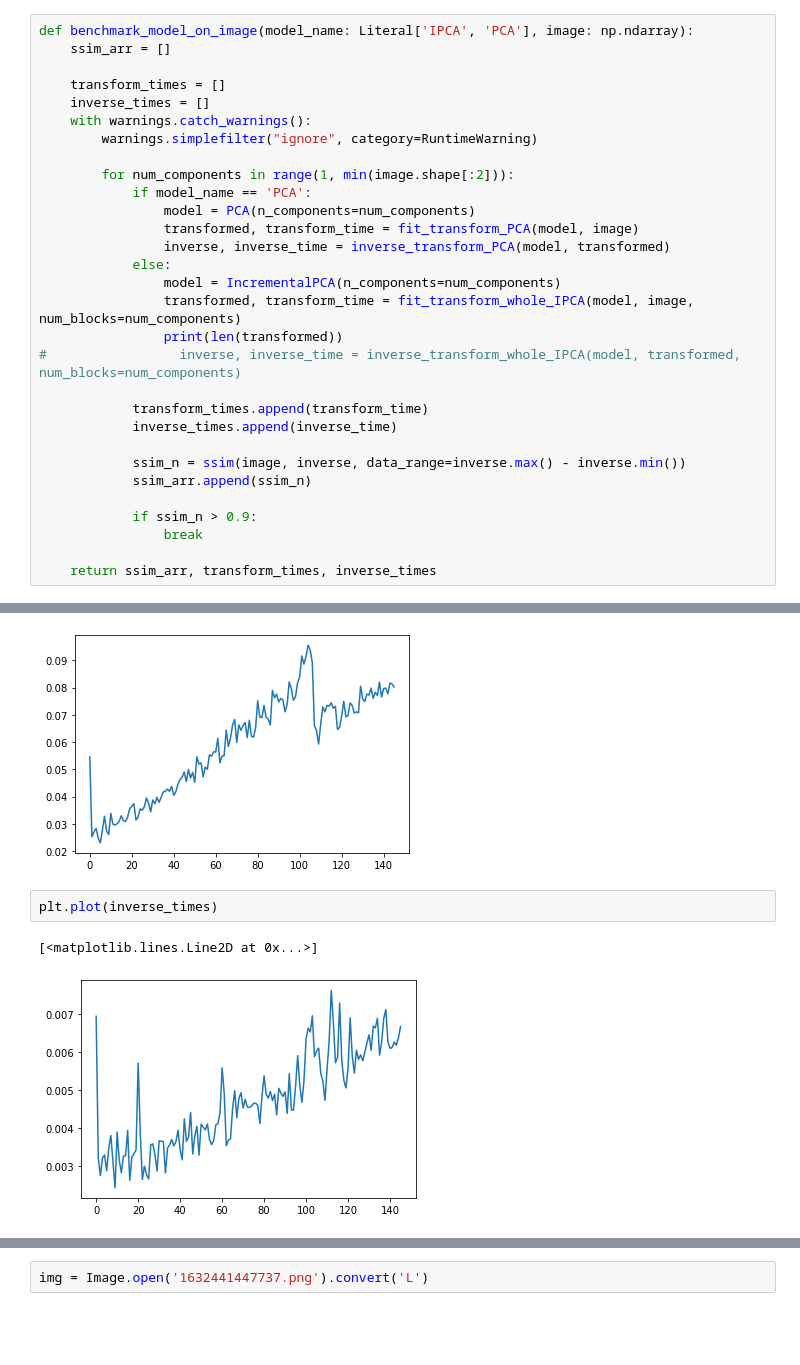
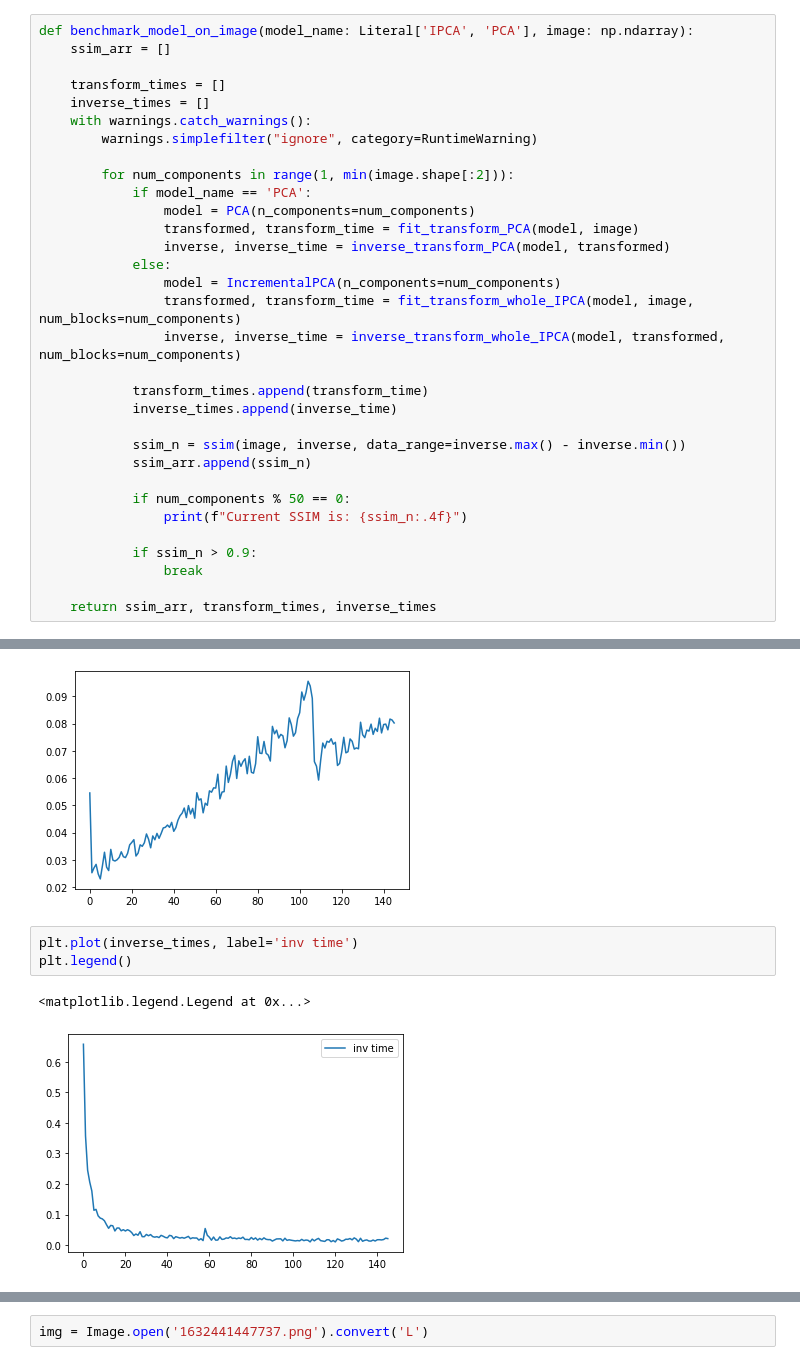
Before and after one commit to IPPK93/PCA_IPCA_project, a Jupyter notebook: PCA.ipynb, the cells around one changed output, grey strips where cells are left out. Saved outputs shown, nothing was run; the diff lists cells and outputs as text; blank space fills up the shorter version.

```diff
--- a/PCA.ipynb
+++ b/PCA.ipynb
@@ -84,8 +108,7 @@ def benchmark_model_on_image(model_name: Literal['IPCA', 'PCA'], image: np.ndarr
             else:
                 model = IncrementalPCA(n_components=num_components)
                 transformed, transform_time = fit_transform_whole_IPCA(model, image, num_blocks=num_components)
-                print(len(transformed))
-#                 inverse, inverse_time = inverse_transform_whole_IPCA(model, transformed, num_blocks=num_components)
+                inverse, inverse_time = inverse_transform_whole_IPCA(model, transformed, num_blocks=num_components)
 
             transform_times.append(transform_time)
             inverse_times.append(inverse_time)
@@ -93,6 +116,9 @@ def benchmark_model_on_image(model_name: Literal['IPCA', 'PCA'], image: np.ndarr
             ssim_n = ssim(image, inverse, data_range=inverse.max() - inverse.min())
             ssim_arr.append(ssim_n)
 
+            if num_components % 50 == 0:
+                print(f"Current SSIM is: {ssim_n:.4f}")
+
             if ssim_n > 0.9:
                 break
 
@@ -123,9 +149,10 @@ plt.plot(transform_times)
 [<matplotlib.lines.Line2D at 0x...>]
 [figure]
 # %%
-plt.plot(inverse_times)
+plt.plot(inverse_times, label='inv time')
+plt.legend()
 # %% [output]
-[<matplotlib.lines.Line2D at 0x...>]
+<matplotlib.legend.Legend at 0x...>
-[figure, old version]
+[figure, new version]
 # %%
 ssim_arr, transform_times, inverse_times = benchmark_model_on_image('IPCA', arr)
```
Also changed, not shown: parts of 7 cells of this notebook.
